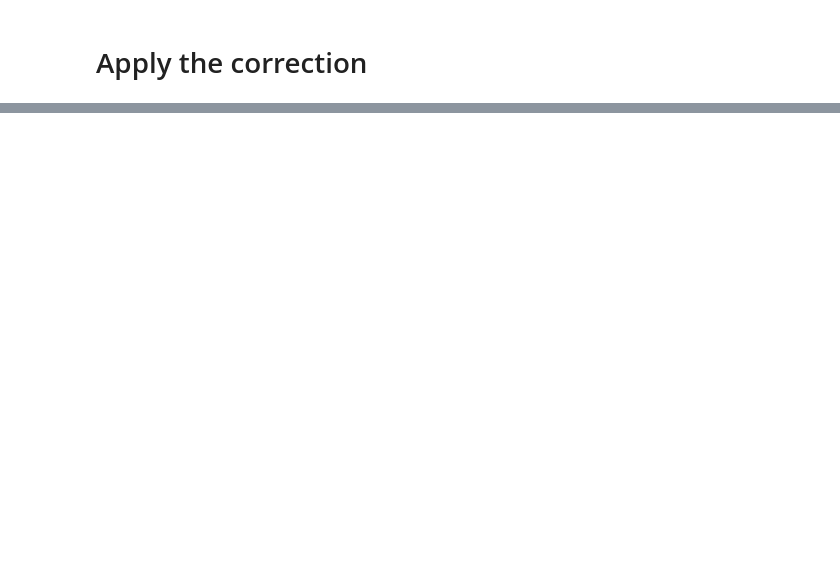
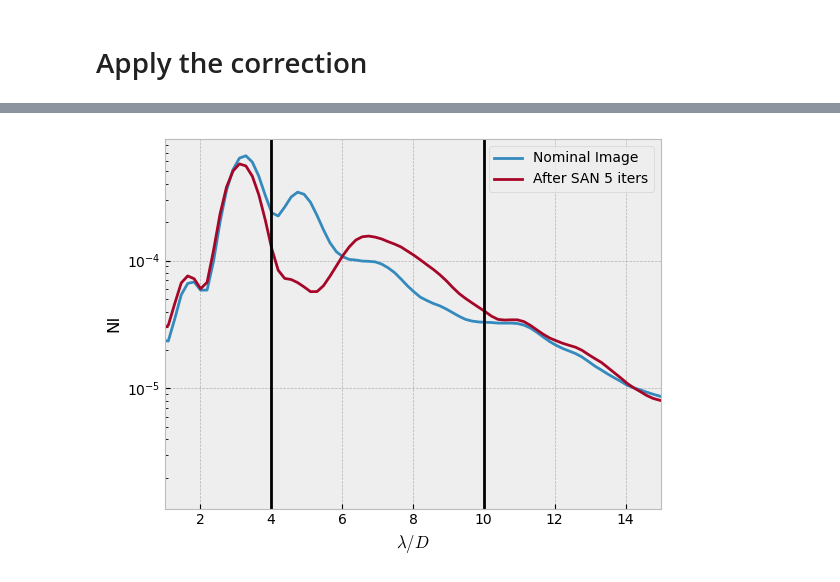
Before and after one commit to Jashcraf/poi, a Jupyter notebook: demo_san.ipynb, the cells around one changed output, grey strips where cells are left out. Cells and saved outputs as stored; diff of their text form; code cells hidden in the pictures; blank space fills up the shorter version.

```diff
--- a/demo_san.ipynb
+++ b/demo_san.ipynb
@@ -455,0 +459,18 @@ plt.show()
+# %%
+from poi.processing import azimuthal_average
+plt.style.use("bmh")
+nom_pro, bins = azimuthal_average(nominal_image, angle_range=[-89, 89])
+san_pro, bins = azimuthal_average(I_corrected, angle_range=[-89, 89])
+
+plt.figure()
+plt.plot(bins * dx_img * um_to_LD, nom_pro, label="Nominal Image")
+plt.plot(bins * dx_img * um_to_LD, san_pro, label="After SAN 5 iters")
+plt.legend()
+plt.xlabel(r"$\lambda / D$")
+plt.ylabel("NI")
+plt.yscale("log")
+plt.vlines([IWA, OWA], 1e-7, 1e-2, color="k")
+plt.xlim([1, 15])
+plt.show()
+# %% [output]
+[figure, added]
```
Also changed, not shown: parts of 9 cells of this notebook.
